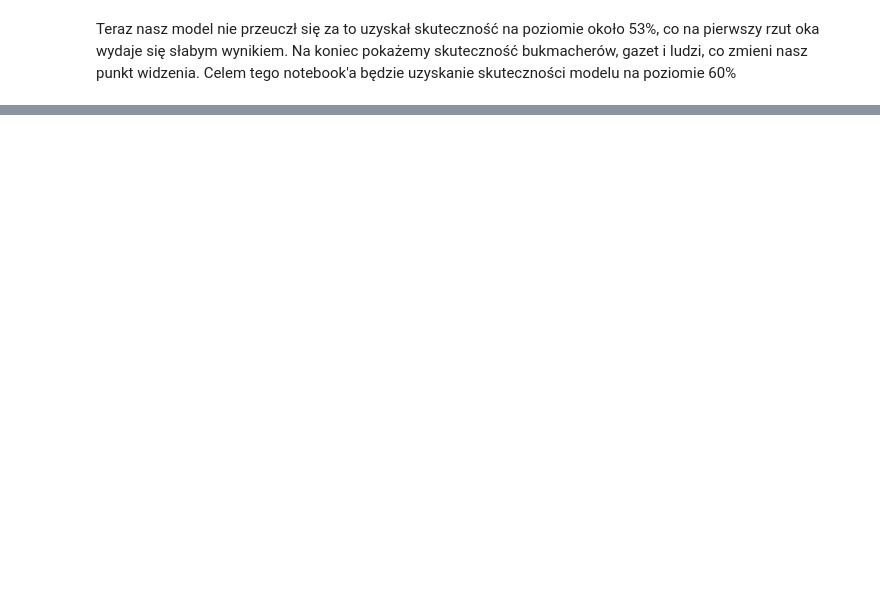
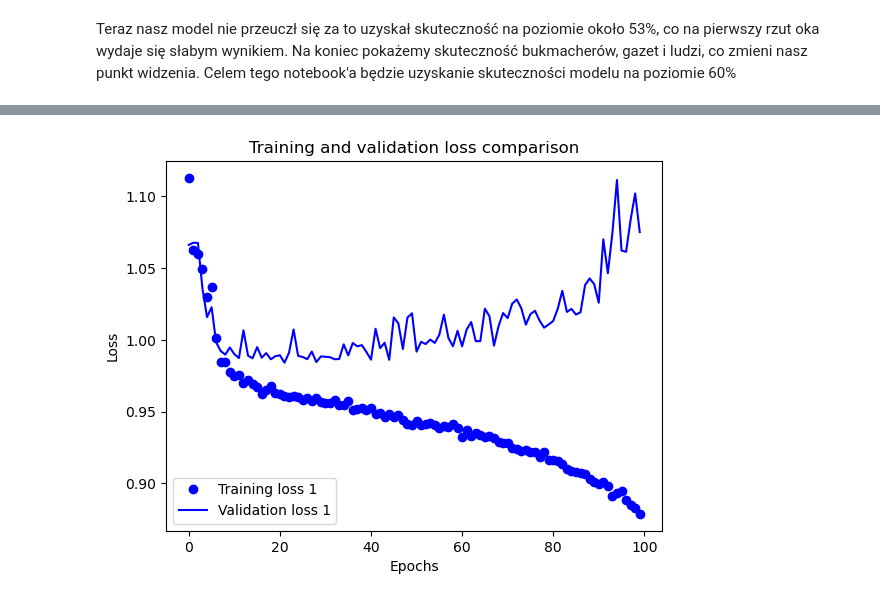
Before and after one commit to Aleksander2a/neural-networks-project, a Jupyter notebook: neural_networks/Football match result prediction.ipynb, the cells around one changed output, grey strips where cells are left out. Saved outputs shown, nothing was run; the diff lists cells and outputs as text; code cells hidden in the pictures; blank space fills up the shorter version.

```diff
--- a/neural_networks/Football match result prediction.ipynb
+++ b/neural_networks/Football match result prediction.ipynb
@@ -474,0 +493,3 @@ Teraz nasz model nie przeuczł się za to uzyskał skuteczność na poziomie oko
+# %%
+X_train_array = X_train_array.reshape((X_train_array.shape[0], 5, 173))
+X_train_array.shape
@@ -474,0 +502,3 @@ Teraz nasz model nie przeuczł się za to uzyskał skuteczność na poziomie oko
+# %%
+X_test_array = X_test.values
+X_test_array.shape
@@ -474,0 +507,3 @@ Teraz nasz model nie przeuczł się za to uzyskał skuteczność na poziomie oko
+# %%
+X_test_array = X_test_array.reshape((X_test_array.shape[0], 5, 173))
+X_test_array.shape
@@ -474,0 +512,22 @@ Teraz nasz model nie przeuczł się za to uzyskał skuteczność na poziomie oko
+# %%
+model2 = models.Sequential()
+model2.add(layers.LSTM(865, activation='elu', input_shape=(5, 173,)))
+model2.add(layers.Dense(600, activation='elu'))
+model2.add(layers.Reshape((5, 120)))
+model2.add(layers.Dropout(0.1))
+model2.add(layers.LSTM(600, activation='elu', input_shape=(5, 120,)))
+model2.add(layers.Dense(400, activation='elu'))
+model2.add(layers.Reshape((5, 80)))
+model2.add(layers.Dropout(0.1))
+model2.add(layers.LSTM(200, activation='elu', input_shape=(5, 80,)))
+model2.add(layers.Dense(100, activation='elu'))
+model2.add(layers.Dropout(0.1))
+model2.add(layers.Dense(3, activation='softmax'))
+
+model2.compile(optimizer='adam',
+                loss='categorical_crossentropy',
+                metrics=['accuracy'])
+
+epochs = 100        # the number of training epochs
+batch_size = 128  # the size of mini-batches used for training the network in one step
+history2 = model2.fit(X_train_array, y_train, epochs = epochs, batch_size = batch_size, validation_data=(X_test_array, y_test))
@@ -474,0 +552,8 @@ Teraz nasz model nie przeuczł się za to uzyskał skuteczność na poziomie oko
+# %%
+history2_dict = history2.history
+loss2 = history2_dict['loss']
+val_loss2 = history2_dict['val_loss']
+
+PlotLossComparison(loss2, val_loss2)
+# %% [output]
+[figure, added]
```
Also changed, not shown: parts of 22 cells of this notebook, 2 other files.
